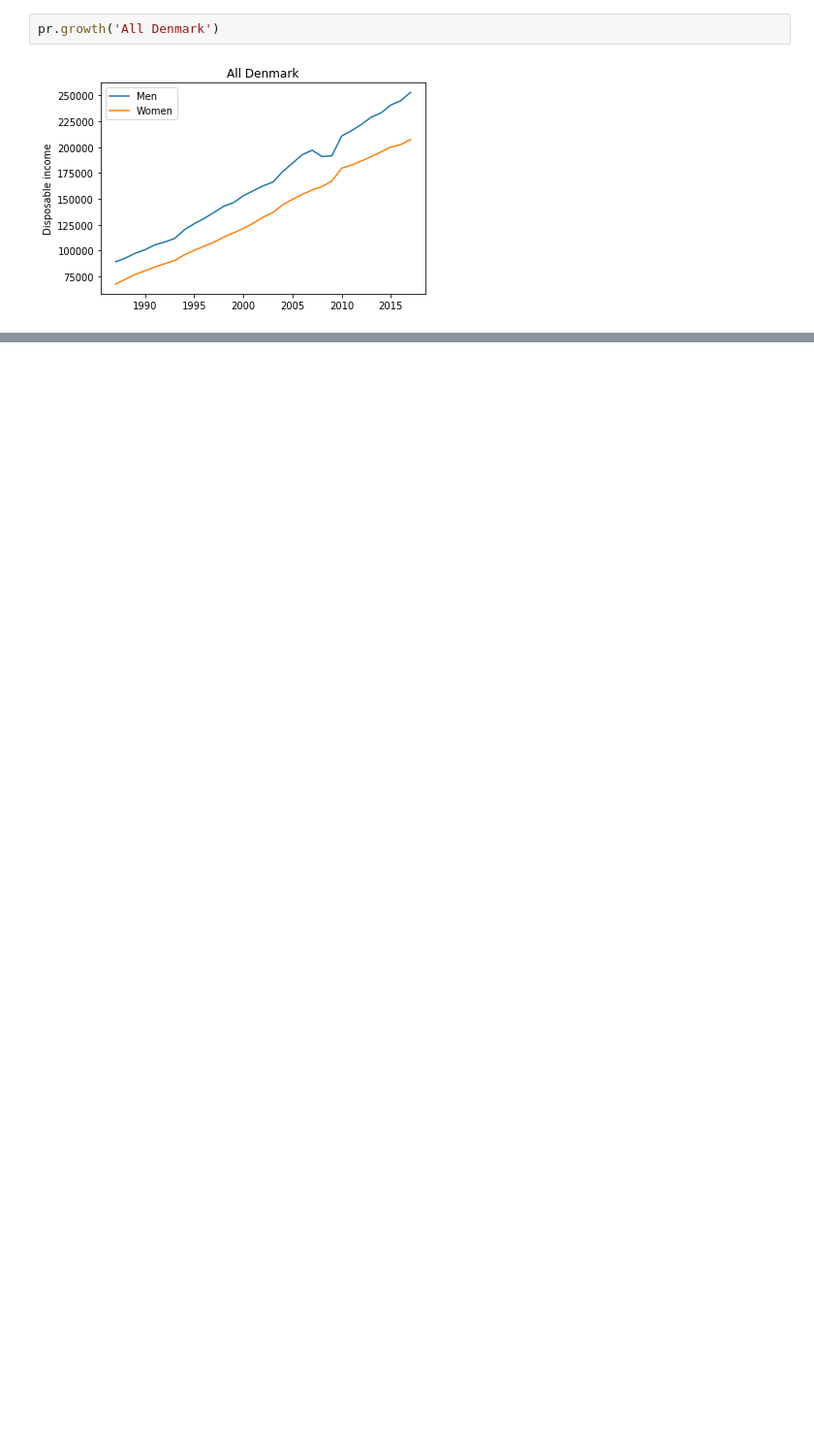
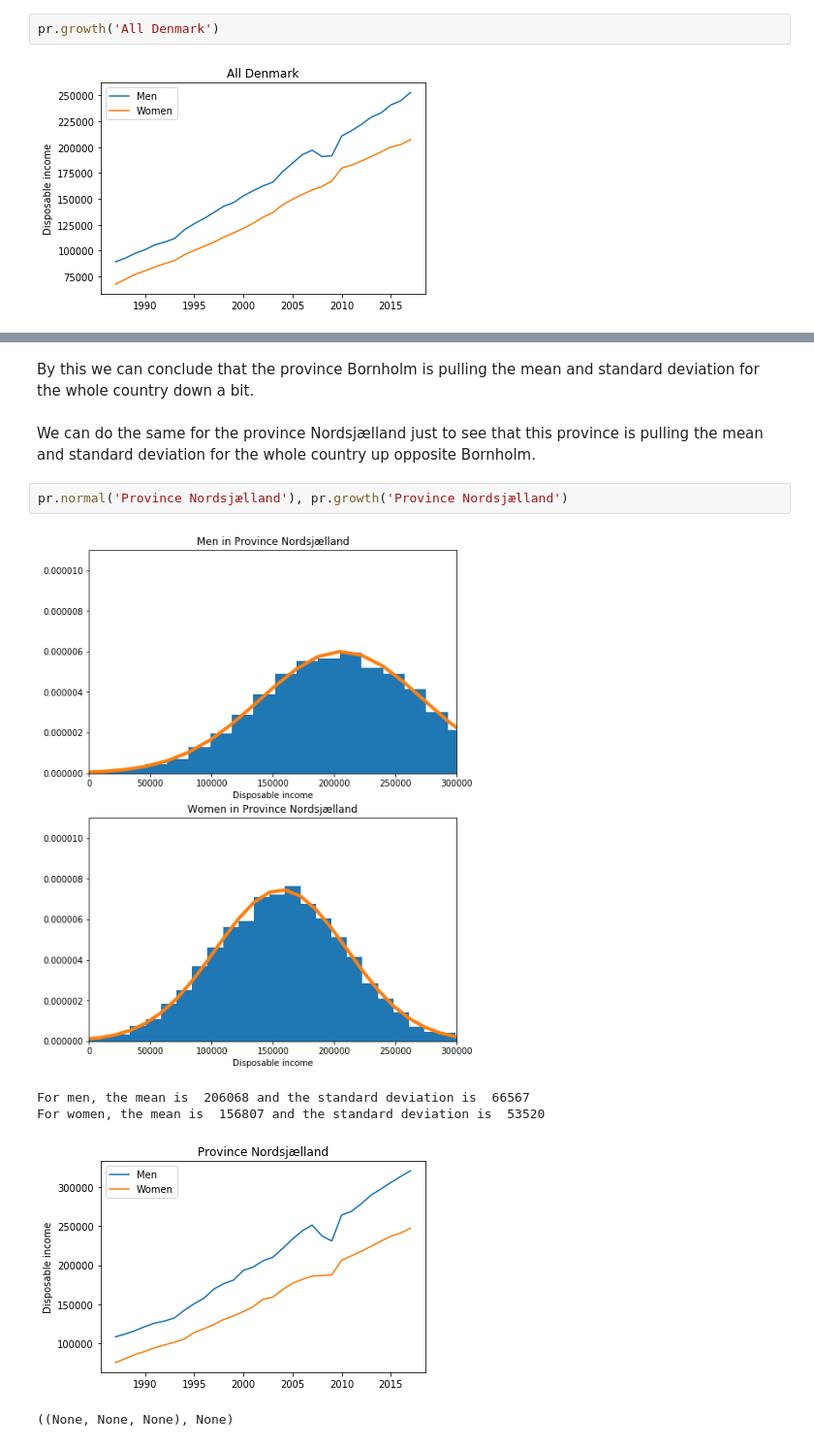
Before and after one commit to kzm266/projects-2019-anaconda-bois, a Jupyter notebook: dataproject/dataProject.ipynb, the cells around one changed output, grey strips where cells are left out. Shown at 97% size. Saved outputs shown, nothing was run; the diff lists cells and outputs as text; blank space fills up the shorter version.

```diff
--- a/dataproject/dataProject.ipynb
+++ b/dataproject/dataProject.ipynb
@@ -101,0 +119,12 @@ pr.growth('All Denmark')
+# %% [markdown]
+By this we can conclude that the province Bornholm is pulling the mean and standard deviation for the whole country down a bit.
+# %% [markdown]
+We can do the same for the province Nordsjælland just to see that this province is pulling the mean and standard deviation for the whole country up opposite Bornholm.
+# %%
+pr.normal('Province Nordsjælland'), pr.growth('Province Nordsjælland')
+# %% [output]
+[figure, added]
+For men, the mean is  206068 and the standard deviation is  66567
+For women, the mean is  156807 and the standard deviation is  53520
+[figure, added]
+((None, None, None), None)
```
Also changed, not shown: parts of 5 cells of this notebook.
